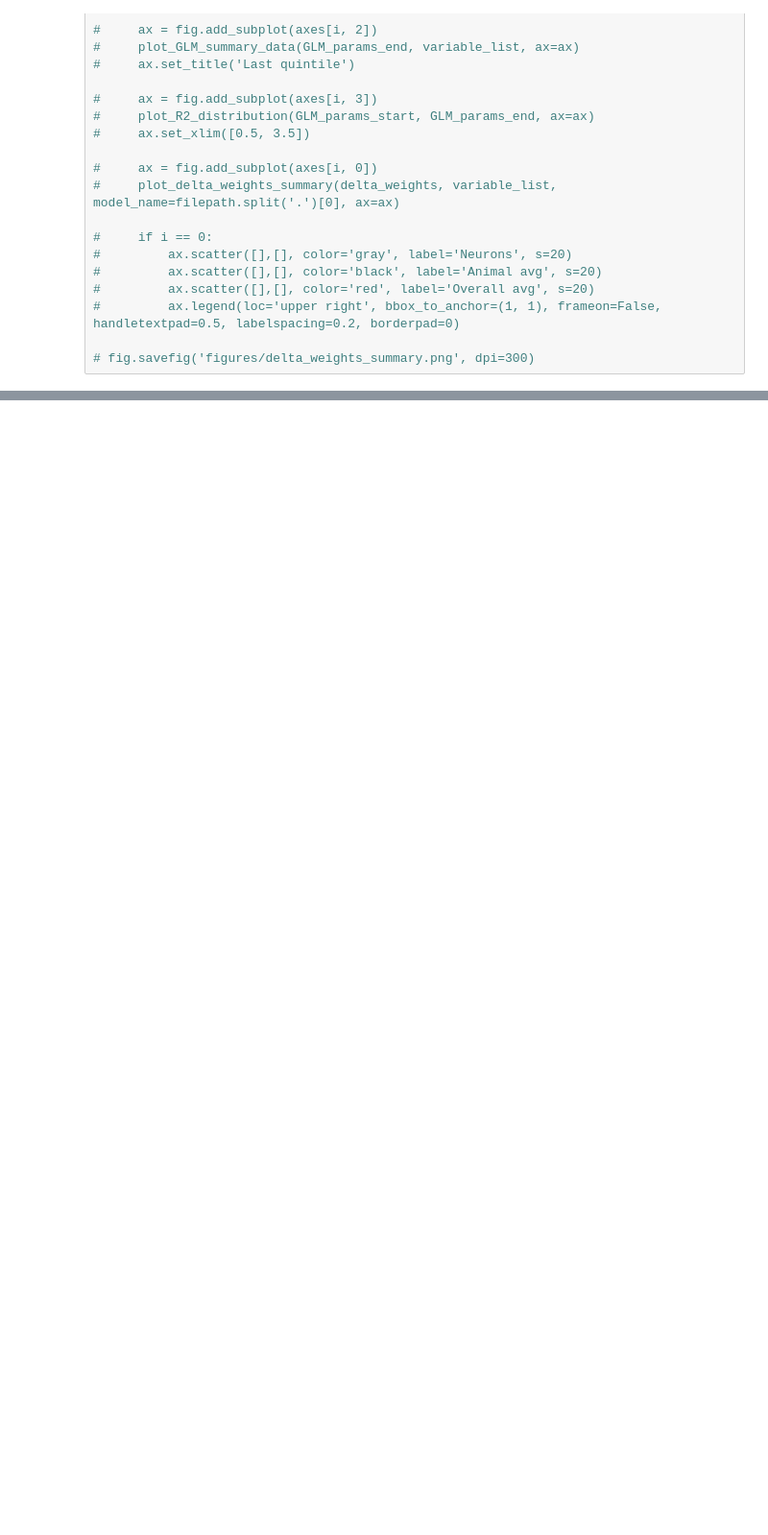
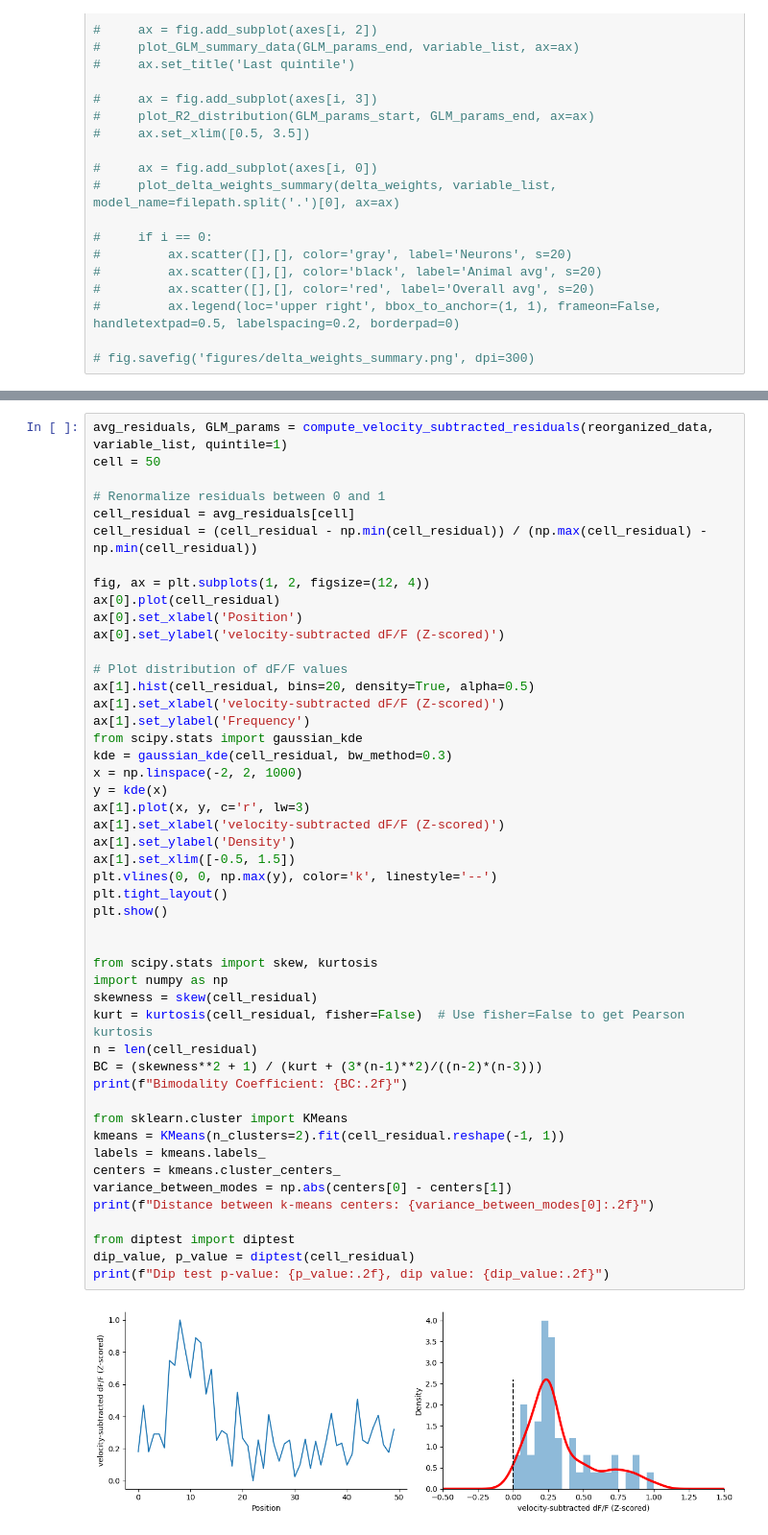
Before and after one commit to Milstein-Lab/CA1-interneuron-GLM, a Jupyter notebook: notebooks/GLM_analysis_scratchpad2.ipynb, the cells around one changed output, grey strips where cells are left out. Shown: that part at 96% size. Drawn from its saved outputs; the diff is of its cells as text; blank space fills up the shorter version.

```diff
--- a/notebooks/GLM_analysis_scratchpad2.ipynb
+++ b/notebooks/GLM_analysis_scratchpad2.ipynb
@@ -185,0 +109,50 @@ fig.savefig(f'figures/{filename.split(".")[0]}_residuals.svg', dpi=300)
+# %%
+avg_residuals, GLM_params = compute_velocity_subtracted_residuals(reorganized_data, variable_list, quintile=1)
+cell = 50
+
+# Renormalize residuals between 0 and 1
+cell_residual = avg_residuals[cell]
+cell_residual = (cell_residual - np.min(cell_residual)) / (np.max(cell_residual) - np.min(cell_residual))
+
+fig, ax = plt.subplots(1, 2, figsize=(12, 4))
+ax[0].plot(cell_residual)
+ax[0].set_xlabel('Position')
+ax[0].set_ylabel('velocity-subtracted dF/F (Z-scored)')
+
+# Plot distribution of dF/F values
+ax[1].hist(cell_residual, bins=20, density=True, alpha=0.5)
+ax[1].set_xlabel('velocity-subtracted dF/F (Z-scored)')
+ax[1].set_ylabel('Frequency')
+from scipy.stats import gaussian_kde
+kde = gaussian_kde(cell_residual, bw_method=0.3)
+x = np.linspace(-2, 2, 1000)
+y = kde(x)
+ax[1].plot(x, y, c='r', lw=3)
+ax[1].set_xlabel('velocity-subtracted dF/F (Z-scored)')
+ax[1].set_ylabel('Density')
+ax[1].set_xlim([-0.5, 1.5])
+plt.vlines(0, 0, np.max(y), color='k', linestyle='--')
+plt.tight_layout()
+plt.show()
+
+
+from scipy.stats import skew, kurtosis
+import numpy as np
+skewness = skew(cell_residual)
+kurt = kurtosis(cell_residual, fisher=False)  # Use fisher=False to get Pearson kurtosis
+n = len(cell_residual)
+BC = (skewness**2 + 1) / (kurt + (3*(n-1)**2)/((n-2)*(n-3)))
+print(f"Bimodality Coefficient: {BC:.2f}")
+
+from sklearn.cluster import KMeans
+kmeans = KMeans(n_clusters=2).fit(cell_residual.reshape(-1, 1))
+labels = kmeans.labels_
+centers = kmeans.cluster_centers_
+variance_between_modes = np.abs(centers[0] - centers[1])
+print(f"Distance between k-means centers: {variance_between_modes[0]:.2f}")
+
+from diptest import diptest
+dip_value, p_value = diptest(cell_residual)
+print(f"Dip test p-value: {p_value:.2f}, dip value: {dip_value:.2f}")
+# %% [output]
+[figure, added]
```
Also changed, not shown: parts of 11 cells of this notebook, 3 other files.
